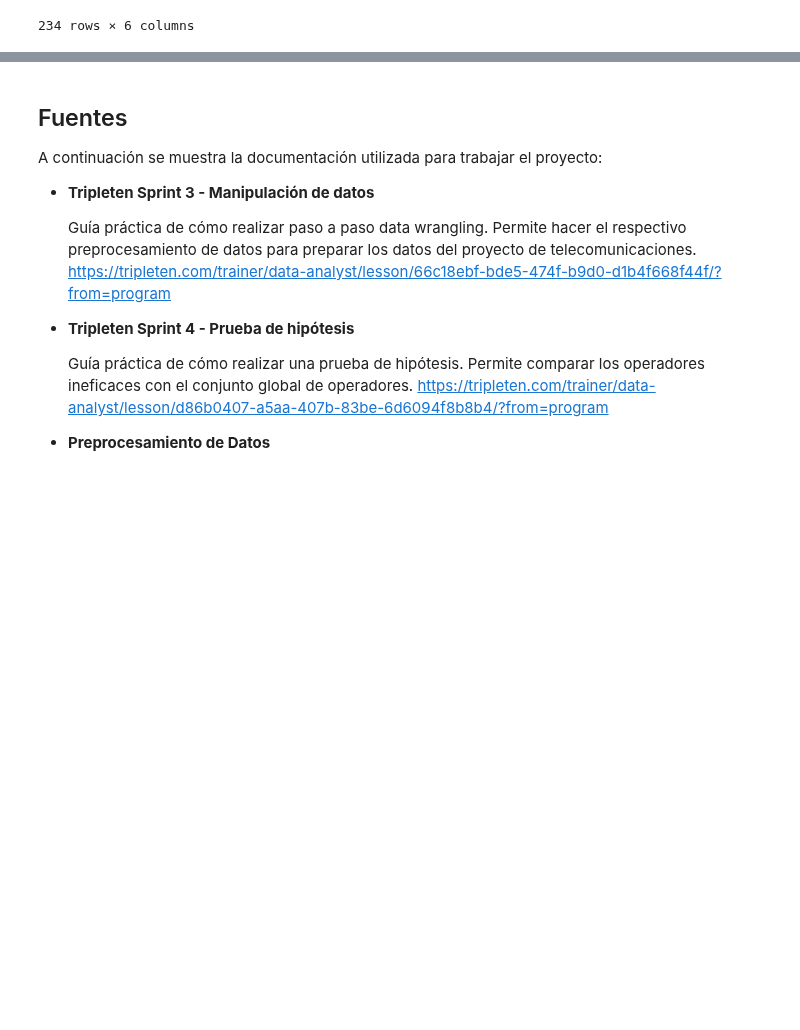
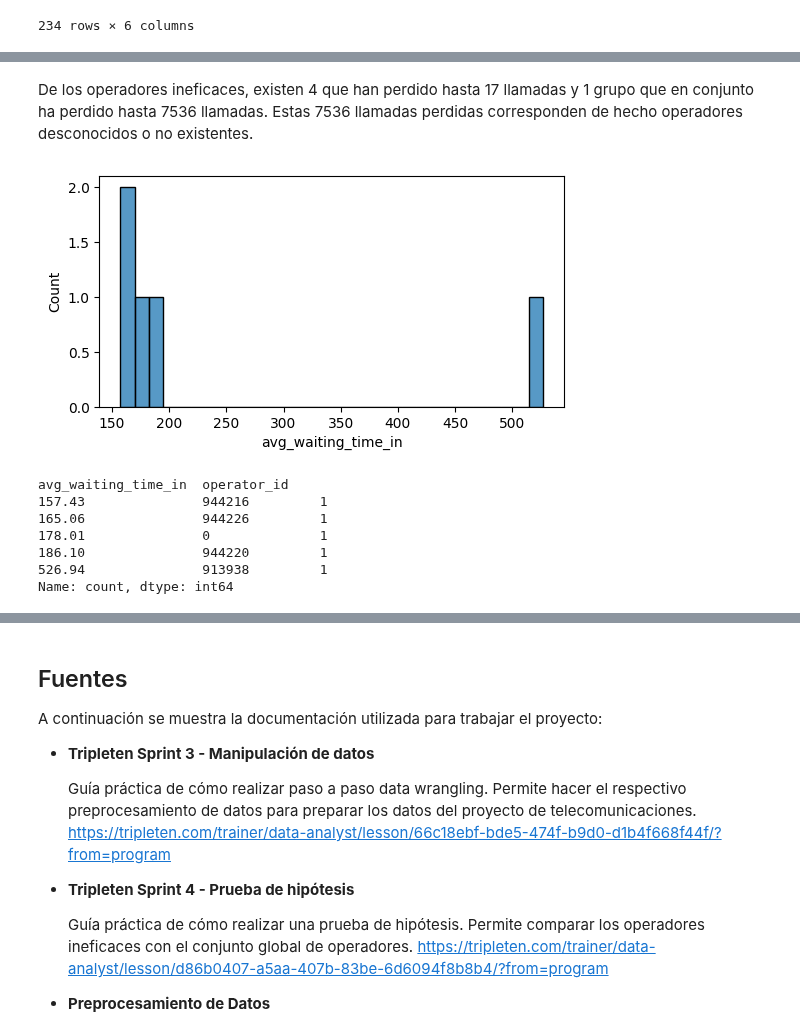
Before and after one commit to ScinDBad/DA_proyecto_final, a Jupyter notebook: proyecto_sp_14.ipynb, the cells around one changed output, grey strips where cells are left out. Drawn from its saved outputs; the diff is of its cells as text; code cells hidden in the pictures; blank space fills up the shorter version.

```diff
--- a/proyecto_sp_14.ipynb
+++ b/proyecto_sp_14.ipynb
@@ -887,0 +882,18 @@ report[(report['complete_tasks']==False) & (report['num_calls_out']<200)].sort_v
+# %% [markdown]
+De los operadores ineficaces, existen 4 que han perdido hasta 17 llamadas y 1 grupo que en conjunto ha perdido hasta 7536 llamadas. Estas 7536 llamadas perdidas corresponden de hecho operadores desconocidos o no existentes.
+# %%
+# Trazar histograma de tiempo de espera de llamadas entrantes por operadores ineficaces
+plt.figure(figsize=(6,3))
+sns.histplot(data=report[report['complete_tasks']==False], x='avg_waiting_time_in', bins=30)
+plt.show()
+
+report[report['complete_tasks']==False][['avg_waiting_time_in', 'operator_id']].value_counts()
+# %% [output]
+[figure, added]
+avg_waiting_time_in  operator_id
+157.43               944216         1
+165.06               944226         1
+178.01               0              1
+186.10               944220         1
+526.94               913938         1
+Name: count, dtype: int64
```
Also changed, not shown: parts of 10 cells of this notebook.
